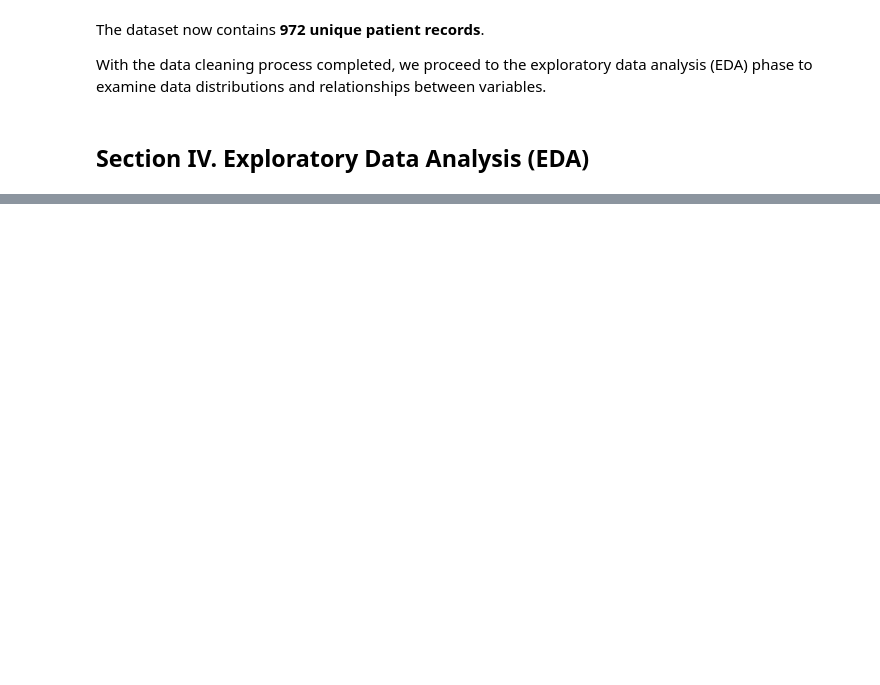
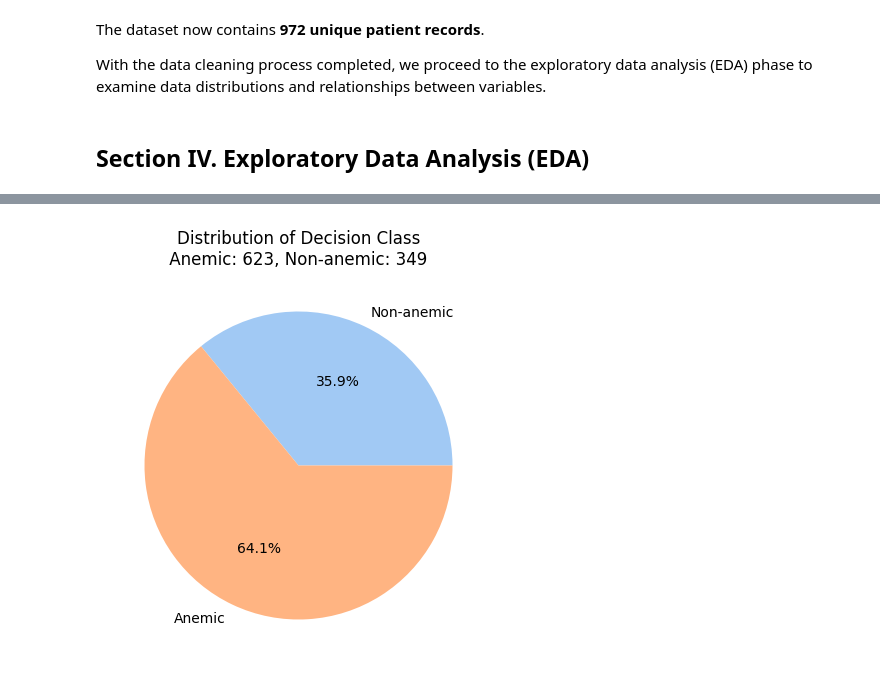
Before and after one commit to ntole24/stintsy_4CS, a Jupyter notebook: mco.ipynb, the cells around one changed output, grey strips where cells are left out. Saved outputs shown, nothing was run; the diff lists cells and outputs as text; code cells hidden in the pictures; blank space fills up the shorter version.

```diff
--- a/mco.ipynb
+++ b/mco.ipynb
@@ -127,0 +347,14 @@ decision = anemia_df['decision']
+# %%
+plt.figure(figsize=(5,5))
+
+decision_counts = decision.value_counts().sort_index()
+
+sns.set_palette('pastel')
+plt.pie(decision_counts, labels=['Non-anemic', 'Anemic'], autopct='%.1f%%')
+
+total_anemic = decision_counts.get(1)
+total_non = decision_counts.get(0)
+plt.title(f'Distribution of Decision Class\n Anemic: {total_anemic}, Non-anemic: {total_non} ')
+plt.show()
+# %% [output]
+[figure, added]
```
Also changed, not shown: parts of 77 cells of this notebook.
